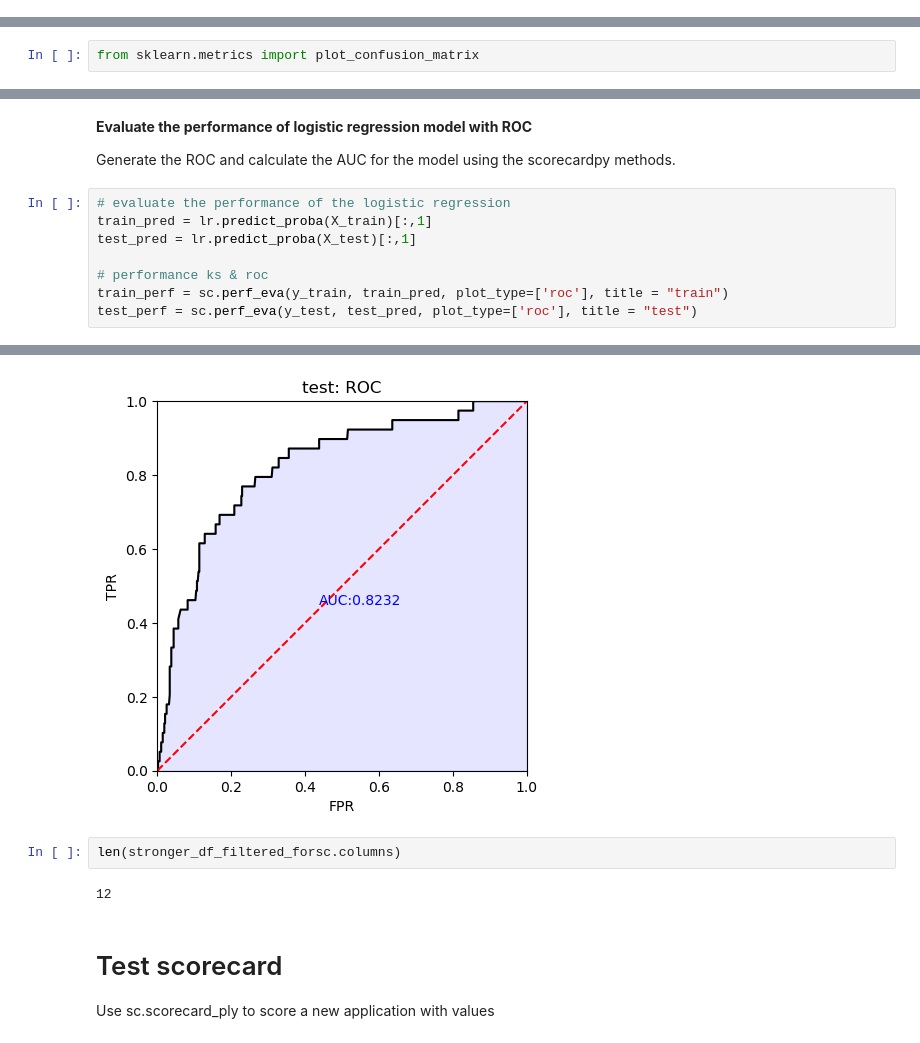
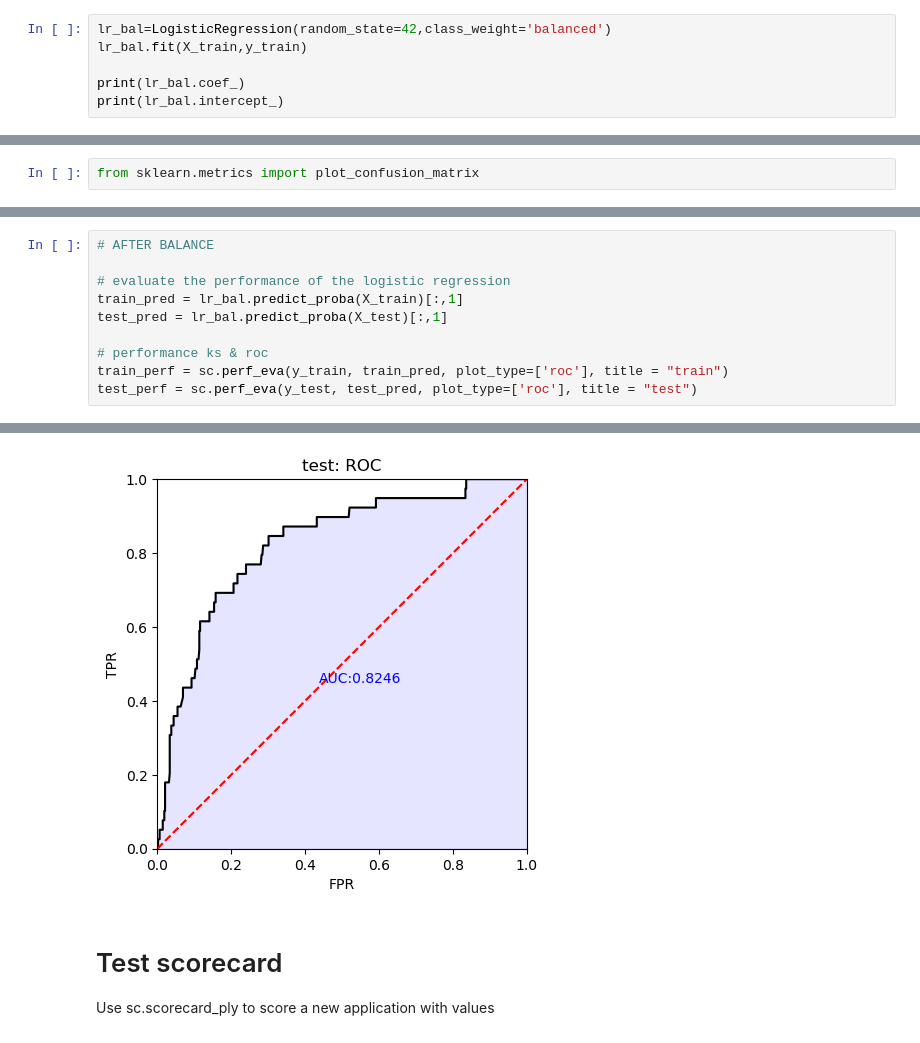
Before and after one commit to traveltheworldwithaflaskoftea/FA_Project, a Jupyter notebook: shiting_draft6.ipynb, the cells around one changed output, grey strips where cells are left out. Saved outputs shown, nothing was run; the diff lists cells and outputs as text.

```diff
--- a/shiting_draft6.ipynb
+++ b/shiting_draft6.ipynb
@@ -1119,0 +1154,6 @@ weighted avg       1.00      0.92      0.96       514
+# %%
+lr_bal=LogisticRegression(random_state=42,class_weight='balanced')
+lr_bal.fit(X_train,y_train)
+
+print(lr_bal.coef_)
+print(lr_bal.intercept_)
@@ -1148,14 +1233,12 @@ plot_confusion_matrix(lr_bal_model,X_test,y_test) #3.3e+02
 # %% [output]
 <sklearn.metrics._plot.confusion_matrix.ConfusionMatrixDisplay at 0x...>
 [figure]
-# %% [markdown]
-**Evaluate the performance of logistic regression model with ROC**
-
-Generate the ROC and calculate the AUC for the model using the scorecardpy methods.
 # %%
+# AFTER BALANCE
+
 # evaluate the performance of the logistic regression
-train_pred = lr.predict_proba(X_train)[:,1]
-test_pred = lr.predict_proba(X_test)[:,1]
+train_pred = lr_bal.predict_proba(X_train)[:,1]
+test_pred = lr_bal.predict_proba(X_test)[:,1]
 
 # performance ks & roc
 train_perf = sc.perf_eva(y_train, train_pred, plot_type=['roc'], title = "train")
@@ -1165,8 +1248,4 @@ test_perf = sc.perf_eva(y_test, test_pred, plot_type=['roc'], title = "test")
-[figure, old version]
+[figure, new version]
-# %%
-len(stronger_df_filtered_forsc.columns)
-# %% [output]
-12
 # %% [markdown]
 # Test scorecard
 
```
Also changed, not shown: parts of 24 cells of this notebook.
